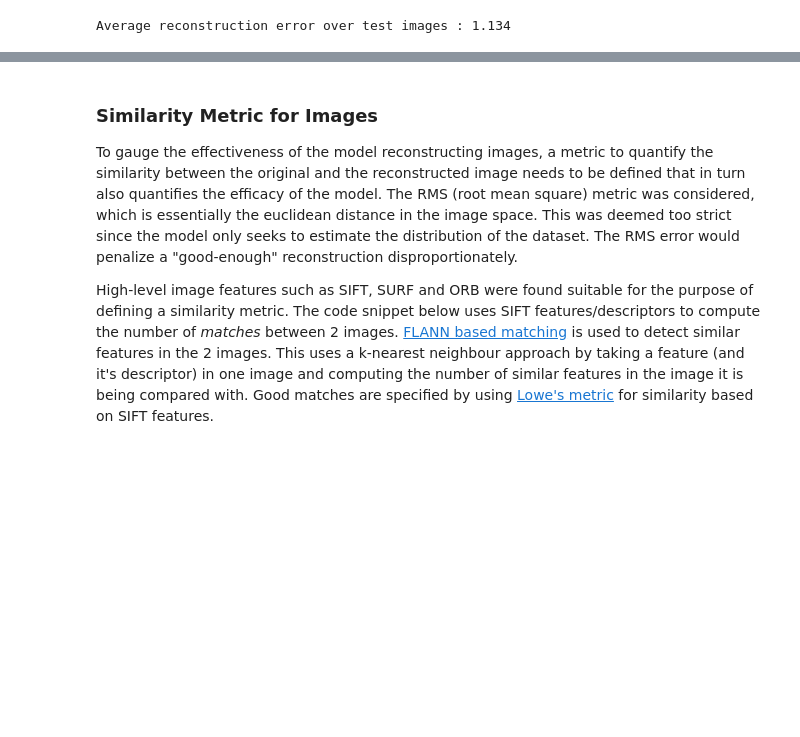
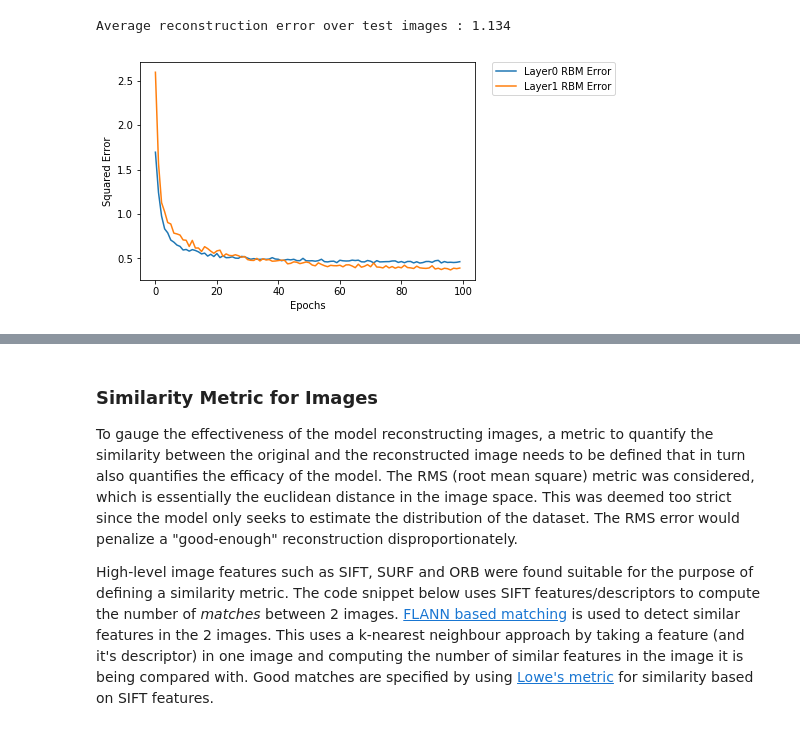
Before and after one commit to ishaanb92/Generative-Models-, a Jupyter notebook: Classifier_Documentation.ipynb, the cells around one changed output, grey strips where cells are left out. Drawn from its saved outputs; the diff is of its cells as text; code cells hidden in the pictures; blank space fills up the shorter version.

Commit message:
Adding figures for 100 epochs

```diff
--- a/Classifier_Documentation.ipynb
+++ b/Classifier_Documentation.ipynb
@@ -204,3 +204,22 @@ print('Average reconstruction error over test images : {0:.3f}'.format(np.mean(t
 # %% [output]
 [figure]
 Average reconstruction error over test images : 1.134
+# %%
+import pickle
+import matplotlib.pyplot as plt
+
+with open ('layer_0_100', 'rb') as fp:
+    errorListLayer0 = pickle.load(fp)
+
+with open ('layer_1_100', 'rb') as fp:
+    errorListLayer1 = pickle.load(fp)
+
+
+plt.plot(errorListLayer0,label='Layer0 RBM Error')
+plt.ylabel('Squared Error')
+plt.xlabel('Epochs')
+plt.plot(errorListLayer1,label='Layer1 RBM Error')
+plt.legend(bbox_to_anchor=(1.05, 1), loc=2, borderaxespad=0.)
+plt.show()
+# %% [output]
+[figure, added]
```
Also changed, not shown: parts of 1 cell of this notebook.
